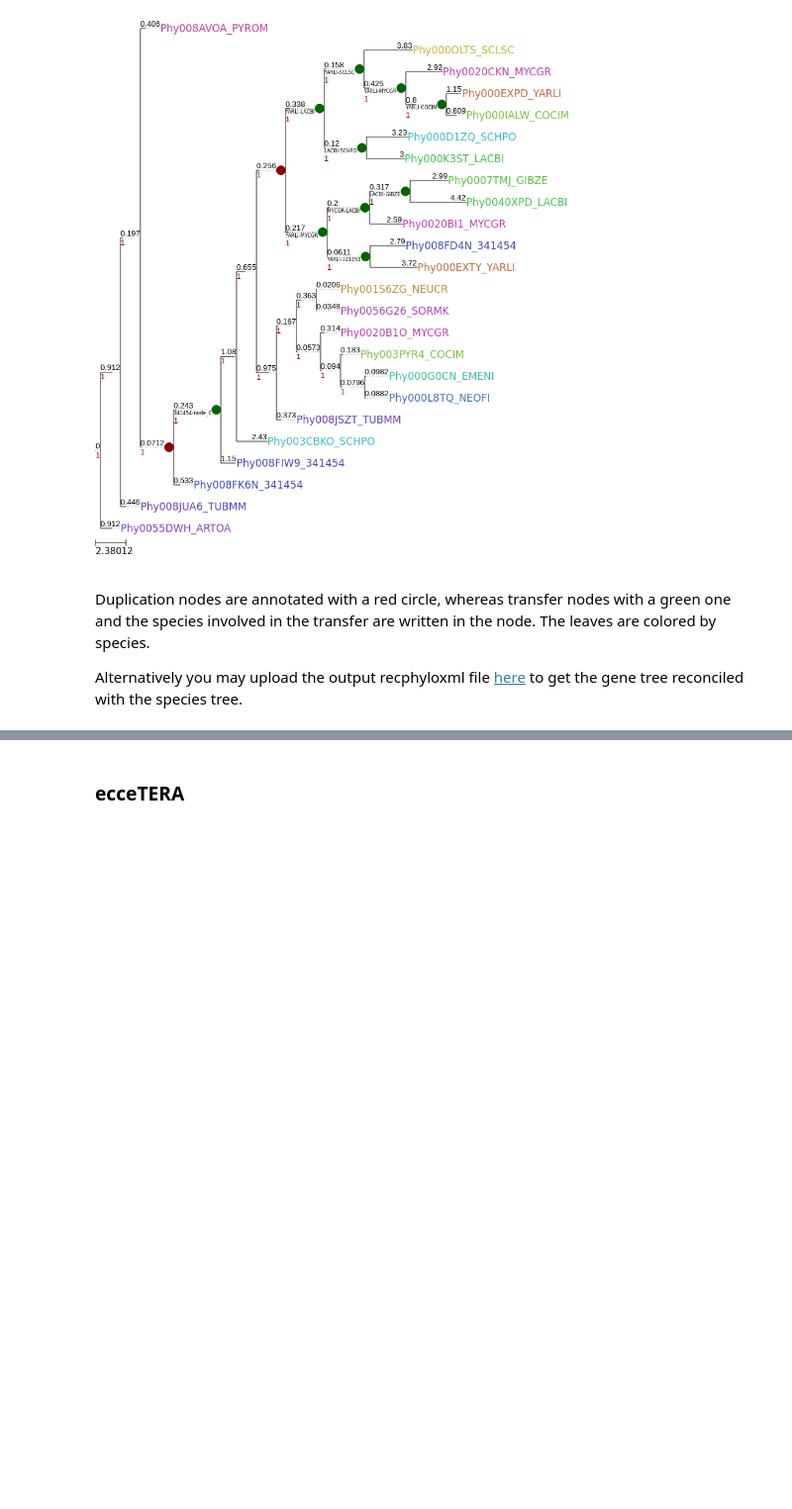
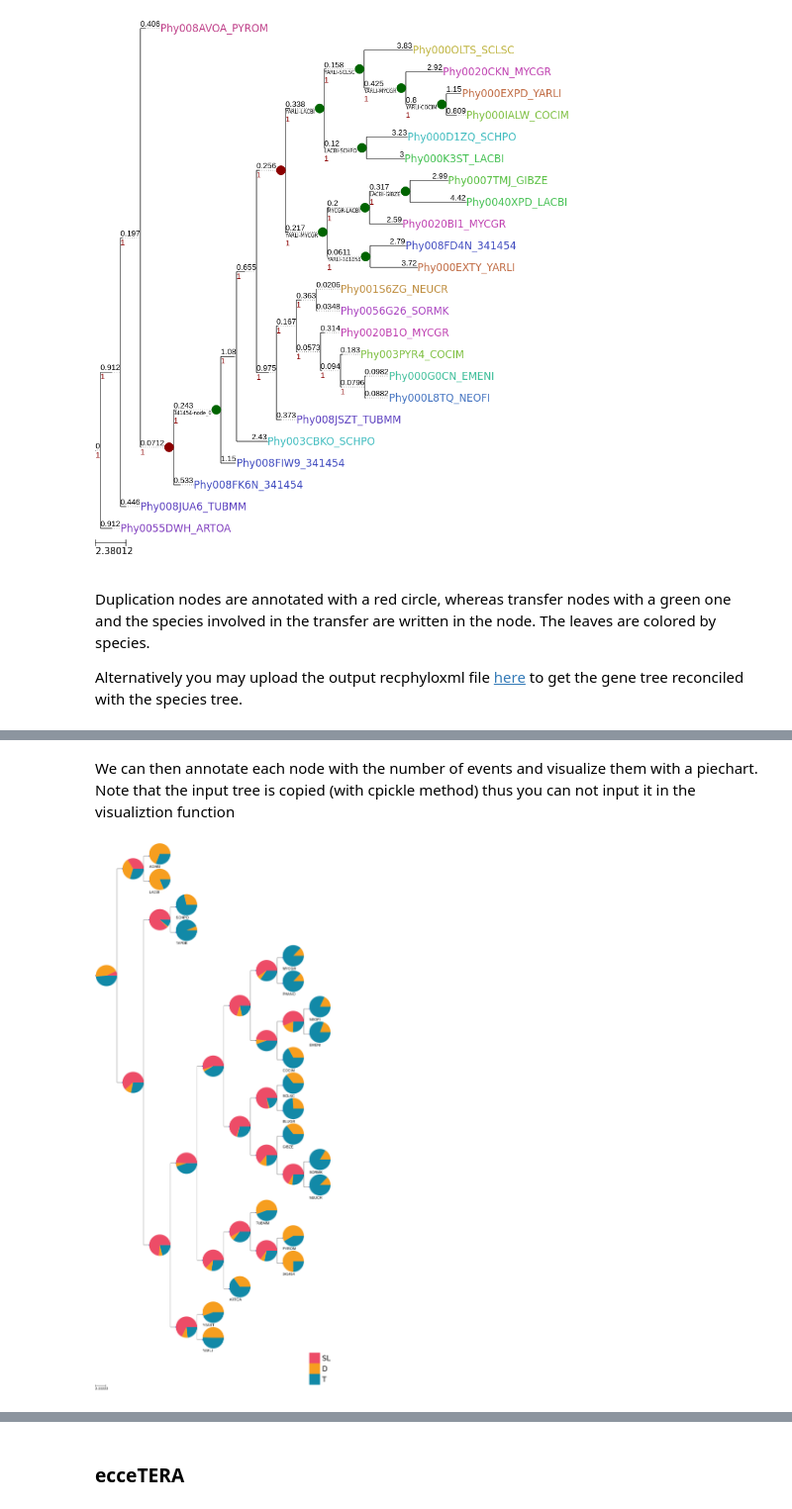
Before and after one commit to Gabaldonlab/phylome_analysis_giaco, a Jupyter notebook: examples/example_disc.ipynb, the cells around one changed output, grey strips where cells are left out. Shown at 99% size. Cells and saved outputs as stored; diff of their text form; code cells hidden in the pictures; blank space fills up the shorter version.

```diff
--- a/examples/example_disc.ipynb
+++ b/examples/example_disc.ipynb
@@ -92,0 +110,2 @@ SVG(filename='./out_dir15/plot_grax_Phy008FIW9_rec.svg')
+# %% [markdown]
+We can then annotate each node with the number of events and visualize them with a piechart. Note that the input tree is copied (with cpickle method) thus you can not input it in the visualiztion function
@@ -92,0 +115,4 @@ SVG(filename='./out_dir15/plot_grax_Phy008FIW9_rec.svg')
+# %%
+Image(filename='./out_dir15/plot_species_events.png')
+# %% [output]
+[figure, added]
```
Also changed, not shown: parts of 16 cells of this notebook, 12 other files.
